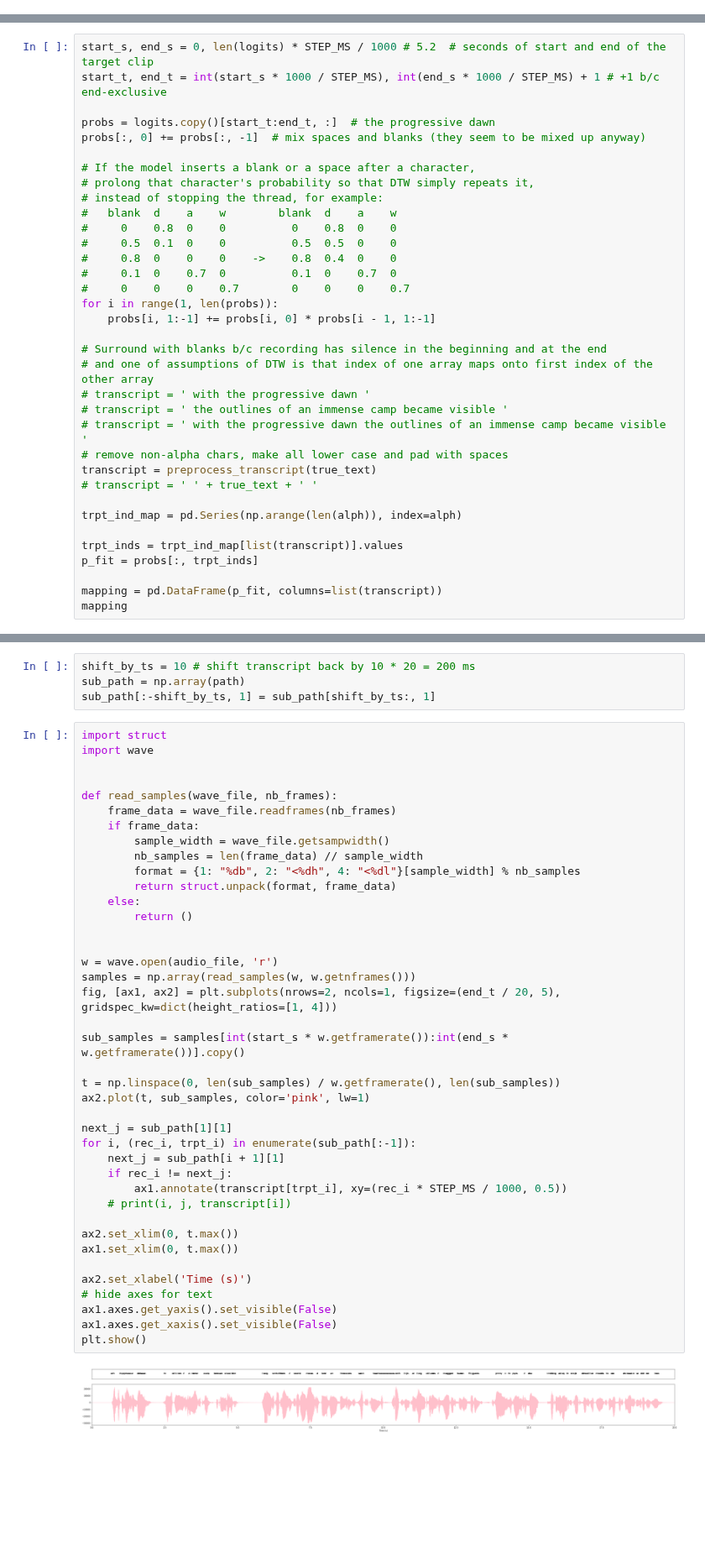
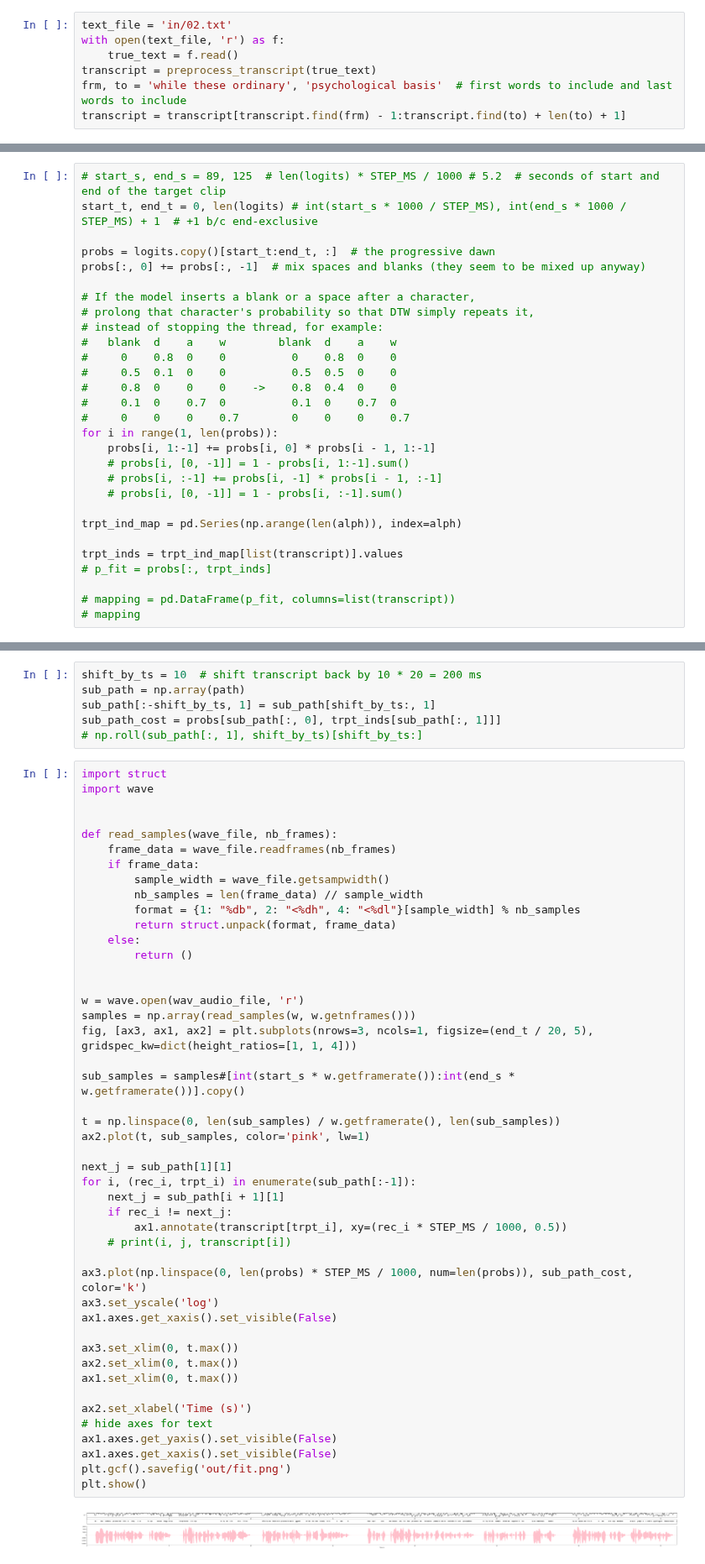
Before and after one commit to Breedoon/BookSync, a Jupyter notebook: __main__.ipynb, the cells around one changed output, grey strips where cells are left out. Shown at 84% size. Drawn from its saved outputs; the diff is of its cells as text; blank space fills up the shorter version.

Commit message:
Abstracted out audio preprocessing

```diff
--- a/__main__.ipynb
+++ b/__main__.ipynb
@@ -33,3 +42,10 @@ To enable them in non-MKL-DNN operations, rebuild TensorFlow with the appropriat
+# %%
+text_file = 'in/02.txt'
+with open(text_file, 'r') as f:
+    true_text = f.read()
+transcript = preprocess_transcript(true_text)
+frm, to = 'while these ordinary', 'psychological basis'  # first words to include and last words to include
+transcript = transcript[transcript.find(frm) - 1:transcript.find(to) + len(to) + 1]
 # %%
 alph = np.array(list(alphabet._str_to_label.keys()) + ['-'])
 timesteps = pd.timedelta_range(start=td(0), periods=logits.shape[0], freq=td(f'{STEP_MS} ms'))
@@ -86,6 +102,6 @@ pd.DataFrame(top, index=timesteps)
 # %%
-start_s, end_s = 0, len(logits) * STEP_MS / 1000 # 5.2  # seconds of start and end of the target clip
-start_t, end_t = int(start_s * 1000 / STEP_MS), int(end_s * 1000 / STEP_MS) + 1 # +1 b/c end-exclusive
+# start_s, end_s = 89, 125  # len(logits) * STEP_MS / 1000 # 5.2  # seconds of start and end of the target clip
+start_t, end_t = 0, len(logits) # int(start_s * 1000 / STEP_MS), int(end_s * 1000 / STEP_MS) + 1  # +1 b/c end-exclusive
 
 probs = logits.copy()[start_t:end_t, :]  # the progressive dawn
 probs[:, 0] += probs[:, -1]  # mix spaces and blanks (they seem to be mixed up anyway)
@@ -101,20 +117,14 @@ probs[:, 0] += probs[:, -1]  # mix spaces and blanks (they seem to be mixed up a
 #     0    0    0    0.7        0    0    0    0.7
 for i in range(1, len(probs)):
     probs[i, 1:-1] += probs[i, 0] * probs[i - 1, 1:-1]
-
-# Surround with blanks b/c recording has silence in the beginning and at the end
-# and one of assumptions of DTW is that index of one array maps onto first index of the other array
-# transcript = ' with the progressive dawn '
-# transcript = ' the outlines of an immense camp became visible '
-# transcript = ' with the progressive dawn the outlines of an immense camp became visible '
-# remove non-alpha chars, make all lower case and pad with spaces
-transcript = preprocess_transcript(true_text)
-# transcript = ' ' + true_text + ' '
+    # probs[i, [0, -1]] = 1 - probs[i, 1:-1].sum()
+    # probs[i, :-1] += probs[i, -1] * probs[i - 1, :-1]
+    # probs[i, [0, -1]] = 1 - probs[i, :-1].sum()
 
 trpt_ind_map = pd.Series(np.arange(len(alph)), index=alph)
 
 trpt_inds = trpt_ind_map[list(transcript)].values
-p_fit = probs[:, trpt_inds]
+# p_fit = probs[:, trpt_inds]
 
-mapping = pd.DataFrame(p_fit, columns=list(transcript))
-mapping
+# mapping = pd.DataFrame(p_fit, columns=list(transcript))
+# mapping
@@ -147,7 +162,9 @@ fit: 0.8518521534039204
 # %%
-shift_by_ts = 10 # shift transcript back by 10 * 20 = 200 ms
+shift_by_ts = 10  # shift transcript back by 10 * 20 = 200 ms
 sub_path = np.array(path)
 sub_path[:-shift_by_ts, 1] = sub_path[shift_by_ts:, 1]
+sub_path_cost = probs[sub_path[:, 0], trpt_inds[sub_path[:, 1]]]
+# np.roll(sub_path[:, 1], shift_by_ts)[shift_by_ts:]
 # %%
 import struct
 import wave
@@ -159,37 +176,43 @@ def read_samples(wave_file, nb_frames):
         sample_width = wave_file.getsampwidth()
         nb_samples = len(frame_data) // sample_width
         format = {1: "%db", 2: "<%dh", 4: "<%dl"}[sample_width] % nb_samples
         return struct.unpack(format, frame_data)
     else:
         return ()
 
 
-w = wave.open(audio_file, 'r')
+w = wave.open(wav_audio_file, 'r')
 samples = np.array(read_samples(w, w.getnframes()))
-fig, [ax1, ax2] = plt.subplots(nrows=2, ncols=1, figsize=(end_t / 20, 5), gridspec_kw=dict(height_ratios=[1, 4]))
+fig, [ax3, ax1, ax2] = plt.subplots(nrows=3, ncols=1, figsize=(end_t / 20, 5), gridspec_kw=dict(height_ratios=[1, 1, 4]))
 
-sub_samples = samples[int(start_s * w.getframerate()):int(end_s * w.getframerate())].copy()
+sub_samples = samples#[int(start_s * w.getframerate()):int(end_s * w.getframerate())].copy()
 
 t = np.linspace(0, len(sub_samples) / w.getframerate(), len(sub_samples))
 ax2.plot(t, sub_samples, color='pink', lw=1)
 
 next_j = sub_path[1][1]
 for i, (rec_i, trpt_i) in enumerate(sub_path[:-1]):
     next_j = sub_path[i + 1][1]
     if rec_i != next_j:
         ax1.annotate(transcript[trpt_i], xy=(rec_i * STEP_MS / 1000, 0.5))
     # print(i, j, transcript[i])
 
+ax3.plot(np.linspace(0, len(probs) * STEP_MS / 1000, num=len(probs)), sub_path_cost, color='k')
+ax3.set_yscale('log')
+ax1.axes.get_xaxis().set_visible(False)
+
+ax3.set_xlim(0, t.max())
 ax2.set_xlim(0, t.max())
 ax1.set_xlim(0, t.max())
 
 ax2.set_xlabel('Time (s)')
 # hide axes for text
 ax1.axes.get_yaxis().set_visible(False)
 ax1.axes.get_xaxis().set_visible(False)
+plt.gcf().savefig('out/fit.png')
 plt.show()
 # %% [output]
-[figure, old version]
+[figure, new version]
 # %%
 from matplotlib import animation
 from tqdm import tqdm
```
Also changed, not shown: parts of 13 cells of this notebook, 1 other file.
